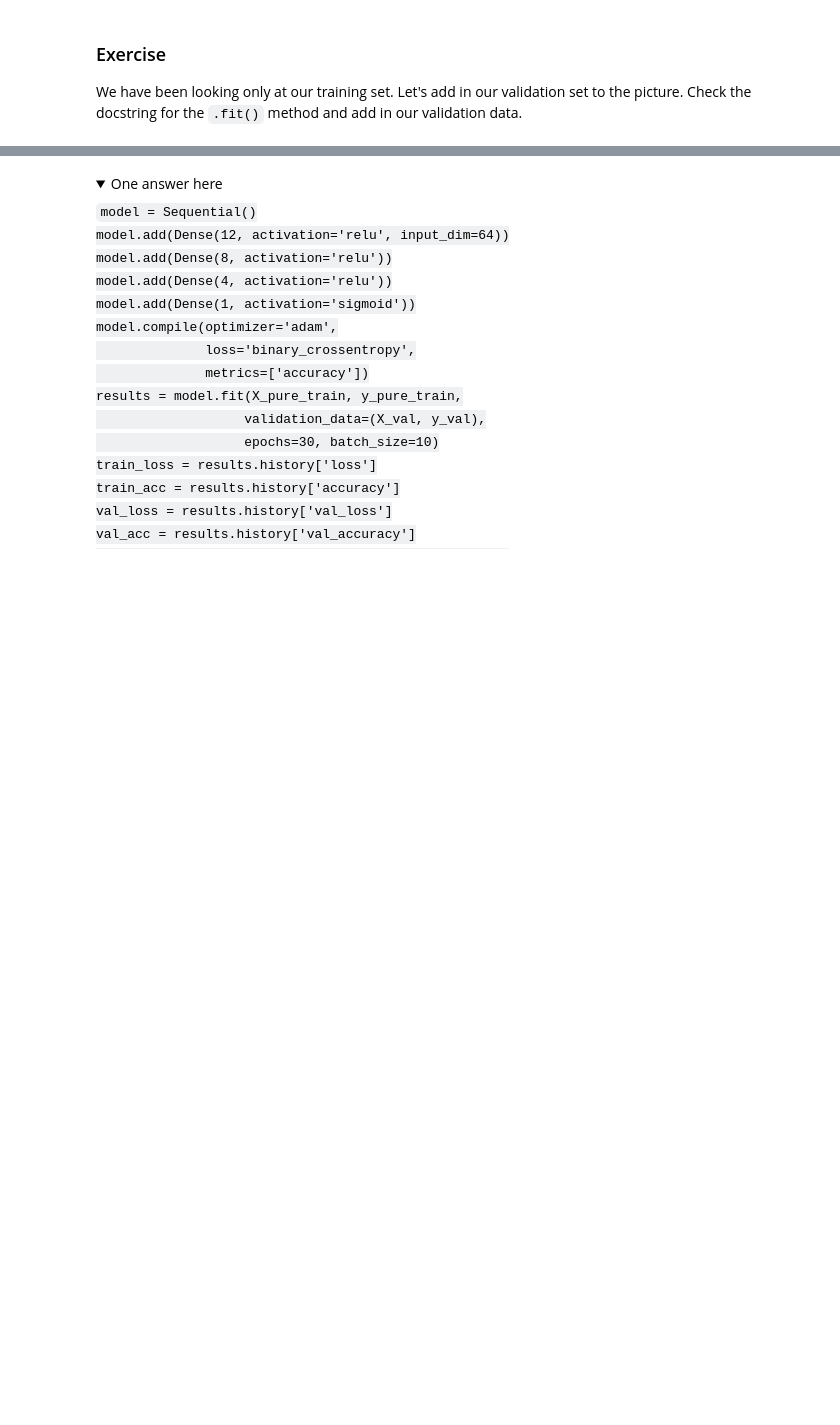
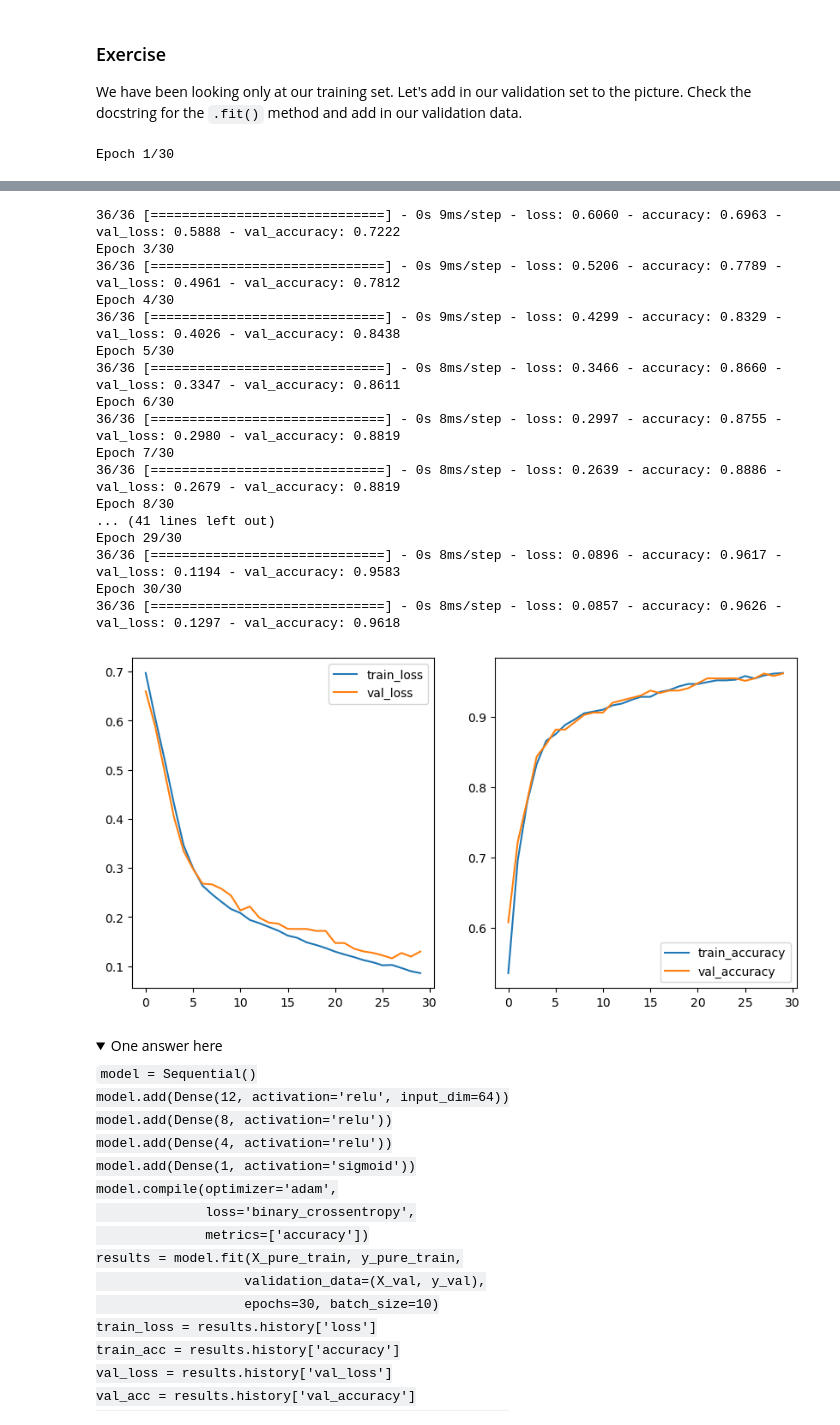
Before and after one commit to rbdaly16/NATL-DS-Live-062623, a Jupyter notebook: Phase4/Lectures/12_Network_Regularization_and_Evaluation.ipynb, the cells around one changed output, grey strips where cells are left out. Cells and saved outputs as stored; diff of their text form; code cells hidden in the pictures; folded sections open; blank space fills up the shorter version.

```diff
--- a/Phase4/Lectures/12_Network_Regularization_and_Evaluation.ipynb
+++ b/Phase4/Lectures/12_Network_Regularization_and_Evaluation.ipynb
@@ -186,6 +319,7 @@ model.compile(optimizer='adam',
 
 
 ## YOUR CODE HERE
+results = model.fit(X_pure_train, y_pure_train, epochs=30, batch_size=32, verbose=1, validation_data=(X_val, y_val))
 
 train_loss = results.history['loss']
 train_acc = results.history['accuracy']
@@ -198,3 +332,5 @@ sns.lineplot(x=results.epoch, y=train_acc, ax=ax2, label='train_accuracy')
 
 sns.lineplot(x=results.epoch, y=val_loss, ax=ax1, label='val_loss')
 sns.lineplot(x=results.epoch, y=val_acc, ax=ax2, label='val_accuracy');
+# %% [output]
+Epoch 1/30
@@ -201,3 +341,21 @@ sns.lineplot(x=results.epoch, y=val_acc, ax=ax2, label='val_accuracy');
+36/36 [==============================] - 0s 9ms/step - loss: 0.6060 - accuracy: 0.6963 - val_loss: 0.5888 - val_accuracy: 0.7222
+Epoch 3/30
+36/36 [==============================] - 0s 9ms/step - loss: 0.5206 - accuracy: 0.7789 - val_loss: 0.4961 - val_accuracy: 0.7812
+Epoch 4/30
+36/36 [==============================] - 0s 9ms/step - loss: 0.4299 - accuracy: 0.8329 - val_loss: 0.4026 - val_accuracy: 0.8438
+Epoch 5/30
+36/36 [==============================] - 0s 8ms/step - loss: 0.3466 - accuracy: 0.8660 - val_loss: 0.3347 - val_accuracy: 0.8611
+Epoch 6/30
+36/36 [==============================] - 0s 8ms/step - loss: 0.2997 - accuracy: 0.8755 - val_loss: 0.2980 - val_accuracy: 0.8819
+Epoch 7/30
+36/36 [==============================] - 0s 8ms/step - loss: 0.2639 - accuracy: 0.8886 - val_loss: 0.2679 - val_accuracy: 0.8819
+Epoch 8/30
+... (41 lines left out)
+Epoch 29/30
+36/36 [==============================] - 0s 8ms/step - loss: 0.0896 - accuracy: 0.9617 - val_loss: 0.1194 - val_accuracy: 0.9583
+Epoch 30/30
+36/36 [==============================] - 0s 8ms/step - loss: 0.0857 - accuracy: 0.9626 - val_loss: 0.1297 - val_accuracy: 0.9618
+[figure, added]
 # %% [markdown]
 <details>
     <summary>One answer here</summary>
```
Also changed, not shown: parts of 30 cells of this notebook.
